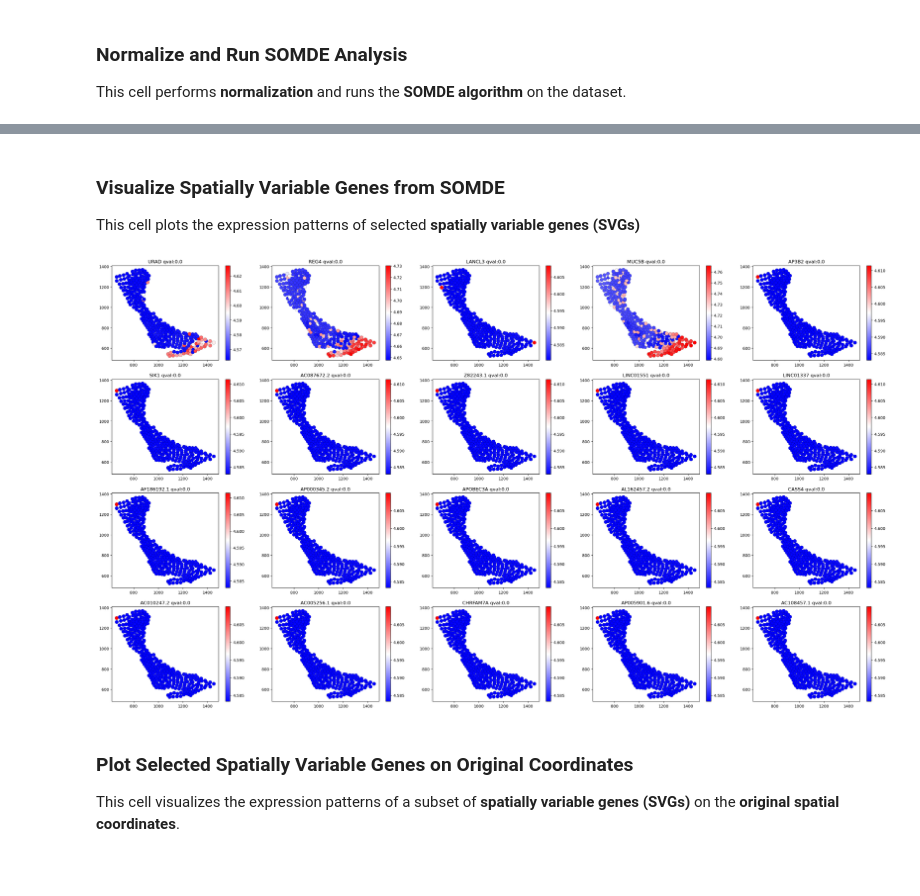
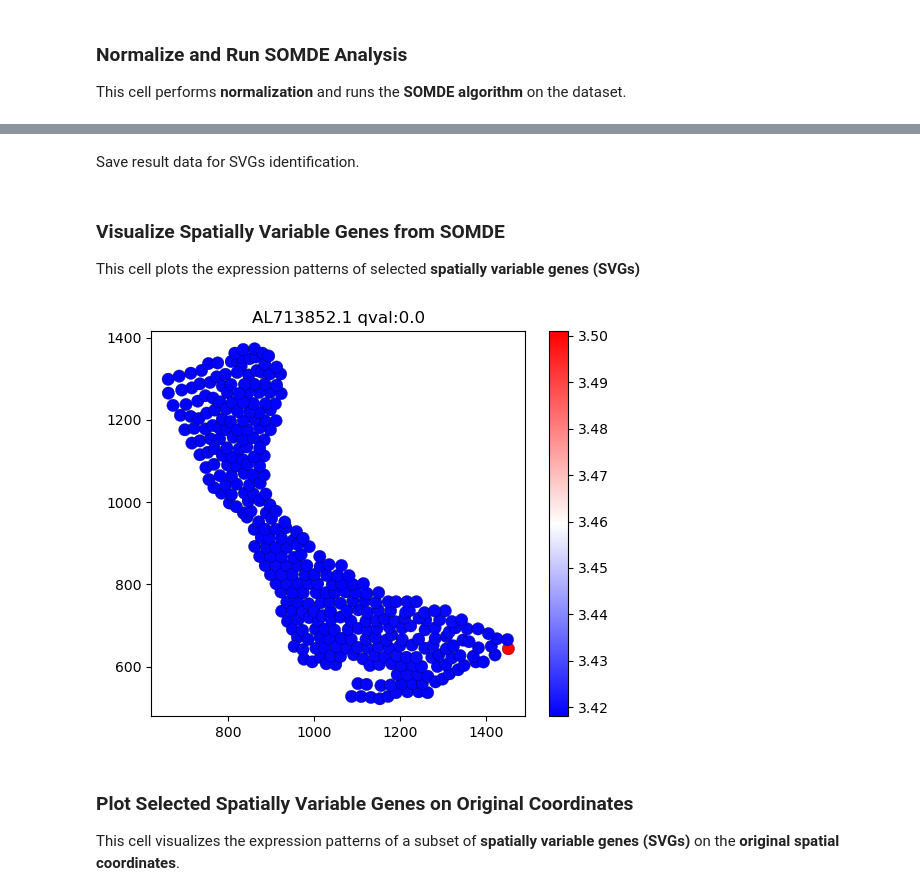
Before and after one commit to nikolienka24/IV114_ST, a Jupyter notebook: svgs_identification_somde.ipynb, the cells around one changed output, grey strips where cells are left out. Cells and saved outputs as stored; diff of their text form; code cells hidden in the pictures; blank space fills up the shorter version.

Commit message:
finalization of svgs somde identification

```diff
--- a/svgs_identification_somde.ipynb
+++ b/svgs_identification_somde.ipynb
@@ -135,5 +135,5 @@ GTATTCTGAGAAACGA-1  671  1220  23269.994830
 
 This cell creates and trains a **Self-Organizing Map (SOM) node** using the spatial coordinate matrix `X`.
 # %%
-som = SomNode(X, 1)
+som = SomNode(X, 0.75)
 # %% [output]
@@ -210,0 +257,2 @@ result, SVnum =som.run()
+# %% [markdown]
+Save result data for SVGs identification.
@@ -213,11 +264,10 @@ result, SVnum =som.run()
 
 This cell plots the expression patterns of selected **spatially variable genes (SVGs)**
 # %%
-genes_to_display = result.g.to_list()[100:120]
-
+genes_to_display = result.g.to_list()[5:6]
 plotgene(ninfo[['x','y']].values,nres.T,genes_to_display,result,sp=80,lw=0.2,plotsize=5)
 # %% [output]
-[figure, old version]
+[figure, new version]
 # %% [markdown]
 ### Plot Selected Spatially Variable Genes on Original Coordinates
 
```
Also changed, not shown: parts of 13 cells of this notebook.
